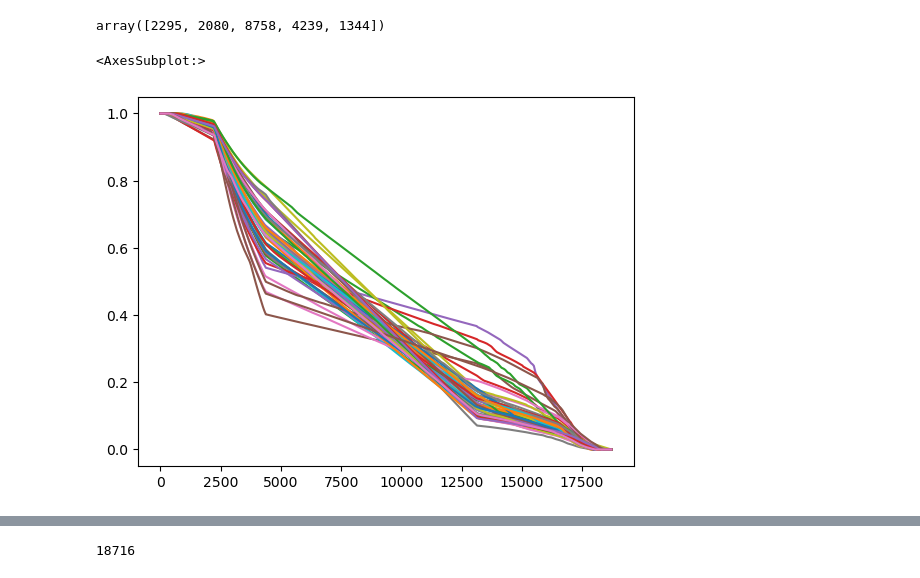
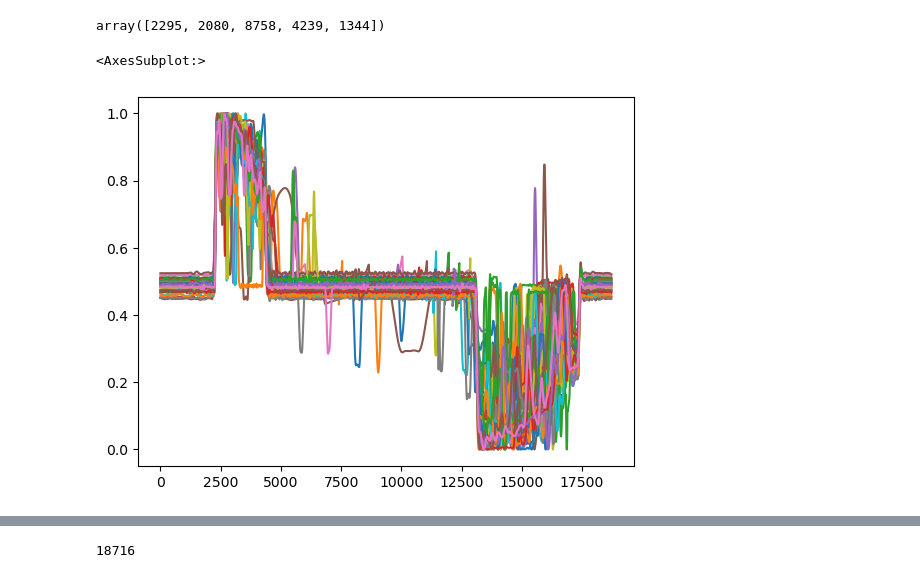
Before and after one commit to RubertiS/Projet_rectangularisation_vols, a Jupyter notebook: Notebooks/decoupage_elementaire.ipynb, the cells around one changed output, grey strips where cells are left out. Cells and saved outputs as stored; diff of their text form; code cells hidden in the pictures.

```diff
--- a/Notebooks/decoupage_elementaire.ipynb
+++ b/Notebooks/decoupage_elementaire.ipynb
@@ -204,10 +204,10 @@ for V in cols:
 # %%
 R = m2d.frust_phase_nrm(ds, NL)
 # %%
-R['Masse'].plot(legend=False)
+R['Vz'].plot(legend=False)
 # %% [output]
 <AxesSubplot:>
-[figure, old version]
+[figure, new version]
 # %%
 R['ALT'].plot(legend=False)
 # %% [output]
```
Also changed, not shown: parts of 9 cells of this notebook, 1 other file.
